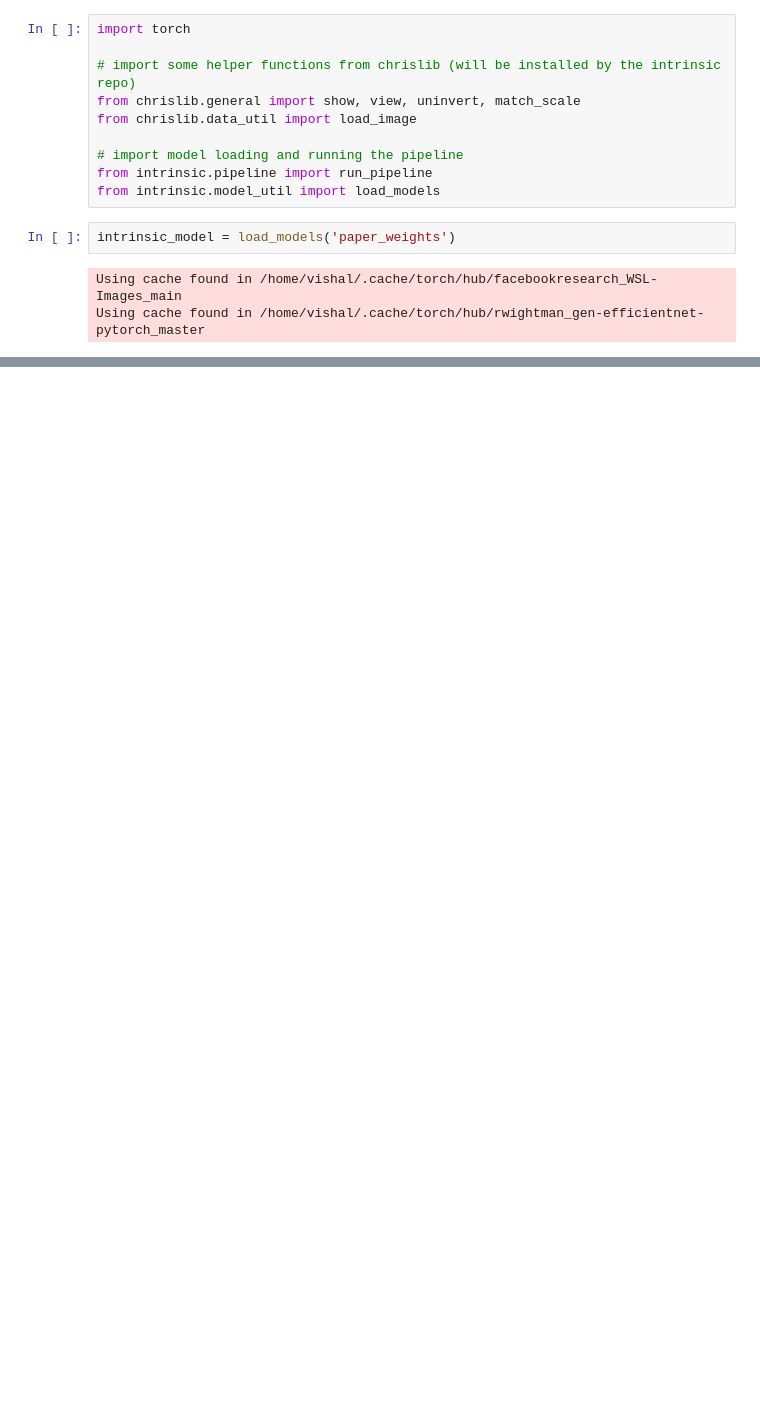
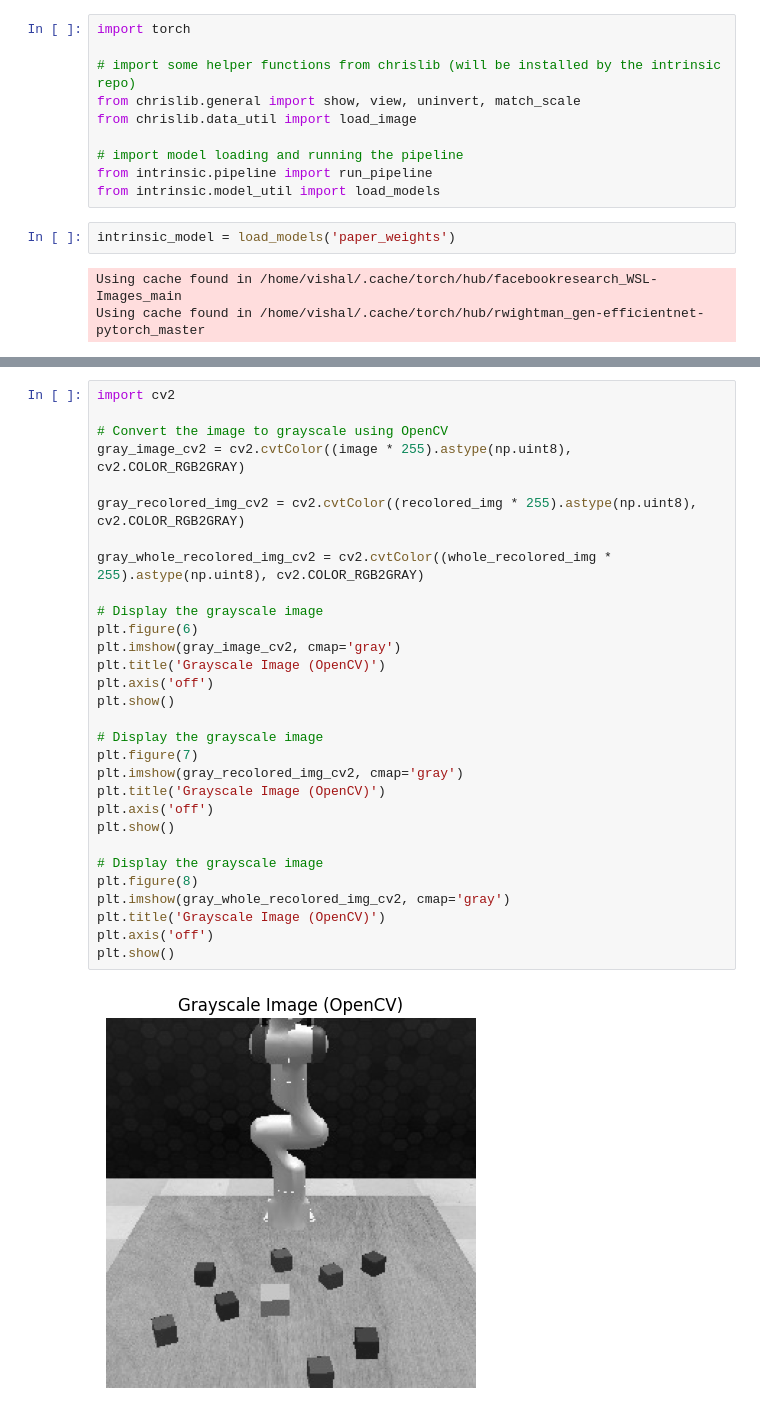
Before and after one commit to vishal-2000/intrinsic_image_decomposition, a Jupyter notebook: recoloring.ipynb, the cells around one changed output, grey strips where cells are left out. Cells and saved outputs as stored; diff of their text form; blank space fills up the shorter version.

```diff
--- a/recoloring.ipynb
+++ b/recoloring.ipynb
@@ -19,0 +102,32 @@ tex = load_image(f'Intrinsic/examples/{scene_name}/texture.png')[:, :, :3] ** 2.
+# %%
+import cv2
+
+# Convert the image to grayscale using OpenCV
+gray_image_cv2 = cv2.cvtColor((image * 255).astype(np.uint8), cv2.COLOR_RGB2GRAY)
+
+gray_recolored_img_cv2 = cv2.cvtColor((recolored_img * 255).astype(np.uint8), cv2.COLOR_RGB2GRAY)
+
+gray_whole_recolored_img_cv2 = cv2.cvtColor((whole_recolored_img * 255).astype(np.uint8), cv2.COLOR_RGB2GRAY)
+
+# Display the grayscale image
+plt.figure(6)
+plt.imshow(gray_image_cv2, cmap='gray')
+plt.title('Grayscale Image (OpenCV)')
+plt.axis('off')
+plt.show()
+
+# Display the grayscale image
+plt.figure(7)
+plt.imshow(gray_recolored_img_cv2, cmap='gray')
+plt.title('Grayscale Image (OpenCV)')
+plt.axis('off')
+plt.show()
+
+# Display the grayscale image
+plt.figure(8)
+plt.imshow(gray_whole_recolored_img_cv2, cmap='gray')
+plt.title('Grayscale Image (OpenCV)')
+plt.axis('off')
+plt.show()
+# %% [output]
+[figure, added]
```
Also changed, not shown: parts of 14 cells of this notebook, 7 other files.
